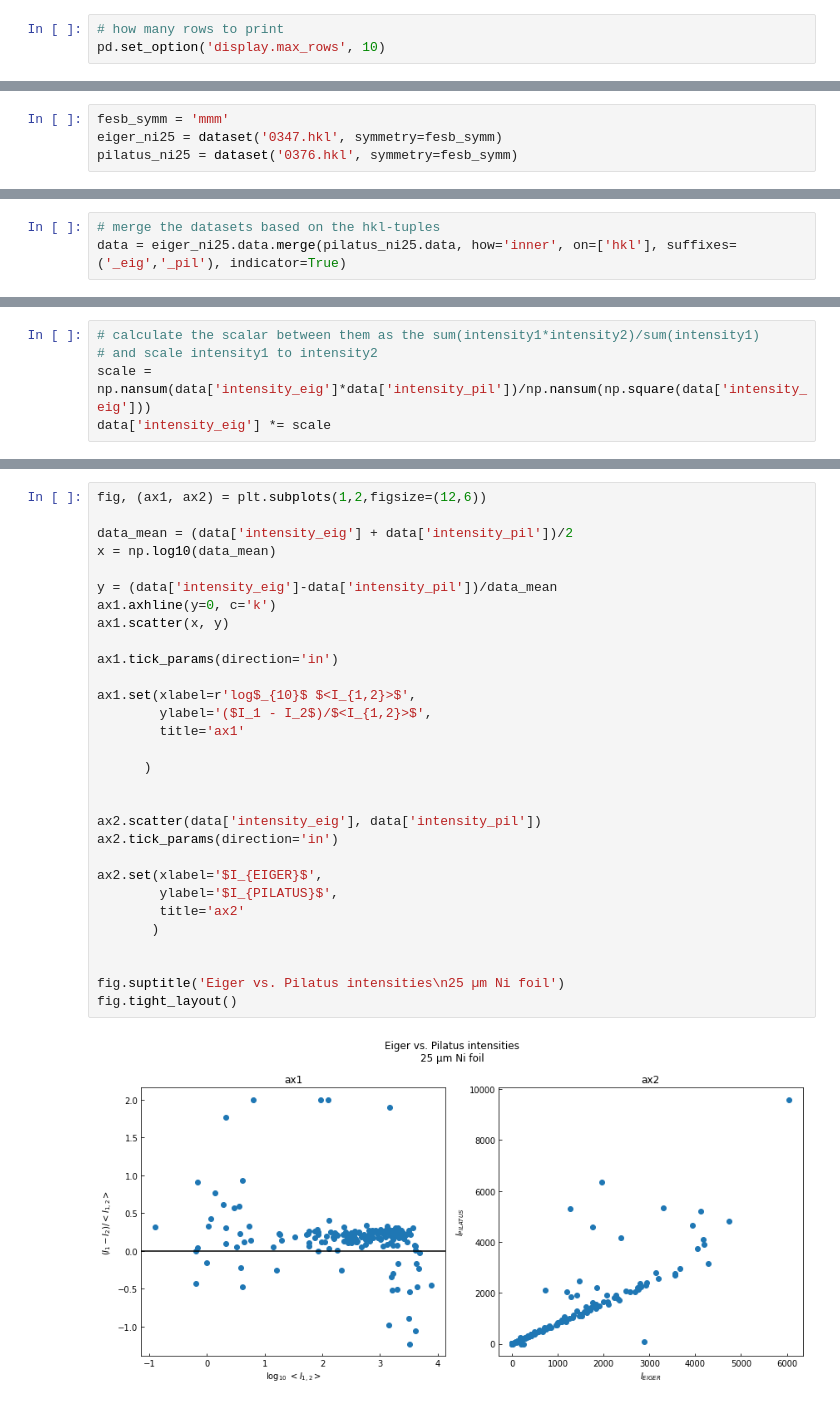
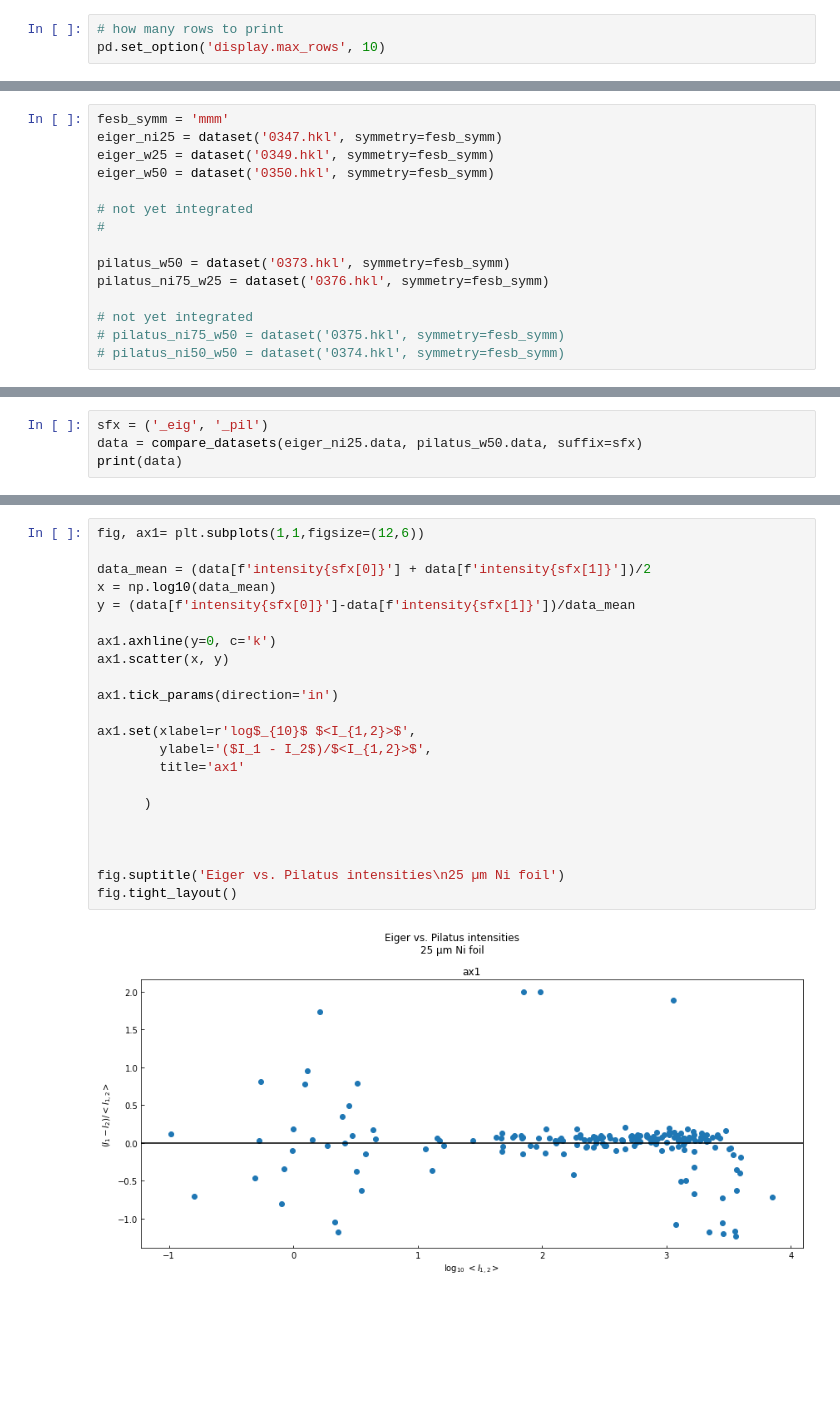
Before and after one commit to SinCrys/sincrys_eiger_pilatus, a Jupyter notebook: plot_ni25_frames.ipynb, the cells around one changed output, grey strips where cells are left out. Drawn from its saved outputs; the diff is of its cells as text; blank space fills up the shorter version.

Commit message:
corrections to scaling due to NaN between datasets

```diff
--- a/plot_ni25_frames.ipynb
+++ b/plot_ni25_frames.ipynb
@@ -21,7 +91,18 @@ from dataset import dataset
 # %%
 fesb_symm = 'mmm'
 eiger_ni25 = dataset('0347.hkl', symmetry=fesb_symm)
-pilatus_ni25 = dataset('0376.hkl', symmetry=fesb_symm)
+eiger_w25 = dataset('0349.hkl', symmetry=fesb_symm)
+eiger_w50 = dataset('0350.hkl', symmetry=fesb_symm)
+
+# not yet integrated
+#
+
+pilatus_w50 = dataset('0373.hkl', symmetry=fesb_symm)
+pilatus_ni75_w25 = dataset('0376.hkl', symmetry=fesb_symm)
+
+# not yet integrated
+# pilatus_ni75_w50 = dataset('0375.hkl', symmetry=fesb_symm)
+# pilatus_ni50_w50 = dataset('0374.hkl', symmetry=fesb_symm)
 # %% [output]
 New dataset: 0347.hkl
 Setting symmetry to mmm for 0347.hkl
@@ -57,3 +150,4 @@ pass
 # %%
-# merge the datasets based on the hkl-tuples
-data = eiger_ni25.data.merge(pilatus_ni25.data, how='inner', on=['hkl'], suffixes=('_eig','_pil'), indicator=True)
+sfx = ('_eig', '_pil')
+data = compare_datasets(eiger_ni25.data, pilatus_w50.data, suffix=sfx)
+print(data)
@@ -78,8 +170,3 @@ hkl
-# %%
-# calculate the scalar between them as the sum(intensity1*intensity2)/sum(intensity1)
-# and scale intensity1 to intensity2
-scale = np.nansum(data['intensity_eig']*data['intensity_pil'])/np.nansum(np.square(data['intensity_eig']))
-data['intensity_eig'] *= scale
 # %%
 fig, ax = plt.subplots()
 
@@ -95,32 +189,24 @@ ax.set(xlabel='$I_{EIGER}$',
 # %%
-fig, (ax1, ax2) = plt.subplots(1,2,figsize=(12,6))
+fig, ax1= plt.subplots(1,1,figsize=(12,6))
 
-data_mean = (data['intensity_eig'] + data['intensity_pil'])/2
+data_mean = (data[f'intensity{sfx[0]}'] + data[f'intensity{sfx[1]}'])/2
 x = np.log10(data_mean)
+y = (data[f'intensity{sfx[0]}']-data[f'intensity{sfx[1]}'])/data_mean
 
-y = (data['intensity_eig']-data['intensity_pil'])/data_mean
 ax1.axhline(y=0, c='k')
 ax1.scatter(x, y)
 
 ax1.tick_params(direction='in')
 
 ax1.set(xlabel=r'log$_{10}$ $<I_{1,2}>$',
         ylabel='($I_1 - I_2$)/$<I_{1,2}>$',
         title='ax1'
 
       )
 
 
-ax2.scatter(data['intensity_eig'], data['intensity_pil'])
-ax2.tick_params(direction='in')
-
-ax2.set(xlabel='$I_{EIGER}$',
-        ylabel='$I_{PILATUS}$',
-        title='ax2'
-       )
-
 
 fig.suptitle('Eiger vs. Pilatus intensities\n25 µm Ni foil')
 fig.tight_layout()
 # %% [output]
-[figure, old version]
+[figure, new version]
```
Also changed, not shown: parts of 18 cells of this notebook.
